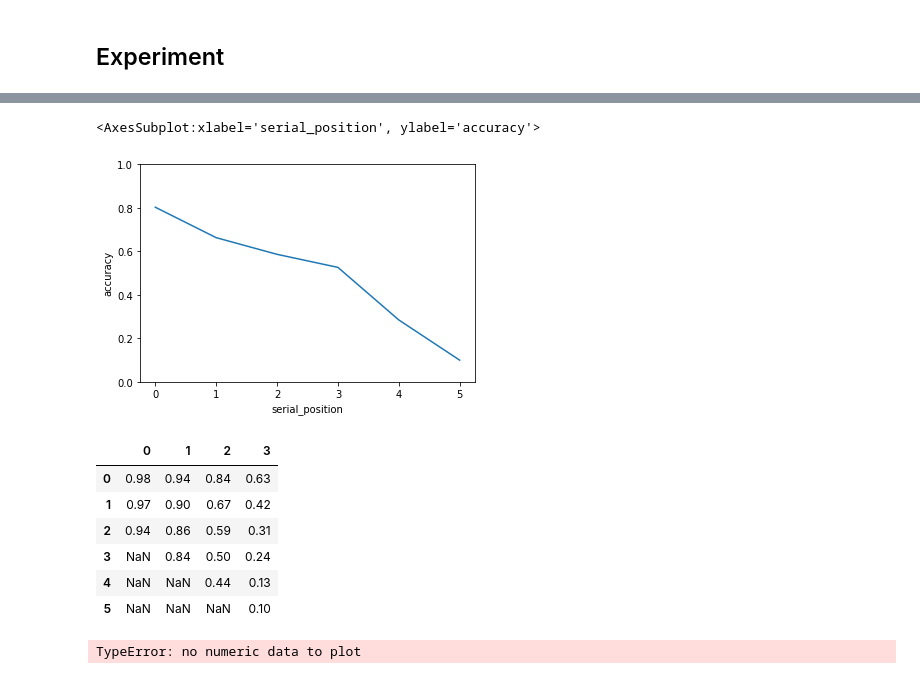
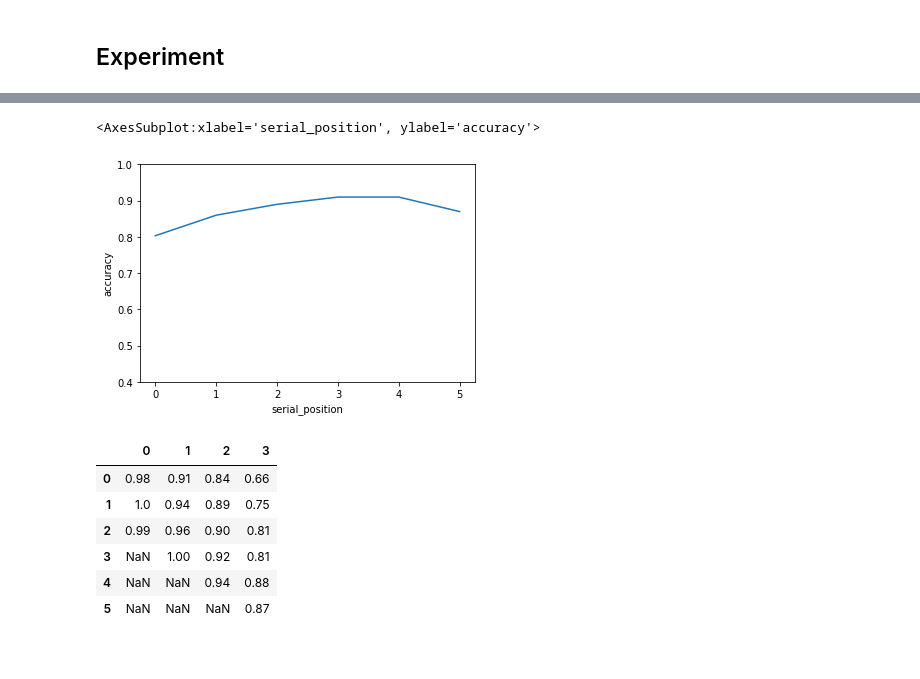
Before and after one commit to theodrosmhaile/stag_2023, a Jupyter notebook: MODS_ACTR/andrea/MODS.ipynb, the cells around one changed output, grey strips where cells are left out. Saved outputs shown, nothing was run; the diff lists cells and outputs as text; code cells hidden in the pictures.

```diff
--- a/MODS_ACTR/andrea/MODS.ipynb
+++ b/MODS_ACTR/andrea/MODS.ipynb
@@ -292,7 +121,7 @@ serial_acc = pd.DataFrame({0:np.repeat('NaN',6)})
 p=0
 for x in [3,4,5,6]:
     s=0
-    md.simulation(100, stims[x], 1.5)
+    md.simulation(100, stims[x], 0.5)
     span_temp = md.resps.mean().mean()
     serial_temp = md.resps.transpose().mean()
     span_acc.loc[x,s]= span_temp
@@ -371,23 +131,21 @@ for x in [3,4,5,6]:
 # %%
-serial_acc.mean(axis=1).plot(ylim=(0,1), xlabel='serial_position', ylabel='accuracy') #mas 1
+serial_acc.mean(axis=1).plot(ylim=(0.4,1), xlabel='serial_position', ylabel='accuracy') #mas 1
 # %% [output]
 <AxesSubplot:xlabel='serial_position', ylabel='accuracy'>
-[figure, old version]
+[figure, new version]
 # %%
 serial_acc
 # %% [output]
 |  | 0 | 1 | 2 | 3 |
-| 0 | 0.98 | 0.94 | 0.84 | 0.63 |
-| 1 | 0.97 | 0.90 | 0.67 | 0.42 |
-| 2 | 0.94 | 0.86 | 0.59 | 0.31 |
-| 3 | NaN | 0.84 | 0.50 | 0.24 |
-| 4 | NaN | NaN | 0.44 | 0.13 |
-| 5 | NaN | NaN | NaN | 0.10 |
+| 0 | 0.98 | 0.91 | 0.84 | 0.66 |
+| 1 | 1.0 | 0.94 | 0.89 | 0.75 |
+| 2 | 0.99 | 0.96 | 0.90 | 0.81 |
+| 3 | NaN | 1.00 | 0.92 | 0.81 |
+| 4 | NaN | NaN | 0.94 | 0.88 |
+| 5 | NaN | NaN | NaN | 0.87 |
 # %%
 for i in [0,1,2,3,4,5,6]:
     span_acc.dropna().transpose().loc[i].plot( xlabel='span', ylabel='accuracy')
-# %% [output]
-TypeError: no numeric data to plot
 # %%
 span_acc.dropna().plot(x=[3,4,5,6], y=[0,1,2,3], xlabel='span', ylabel='accuracy',kind='scatter')
 # %%
```
Also changed, not shown: parts of 24 cells of this notebook, 8 other files.
